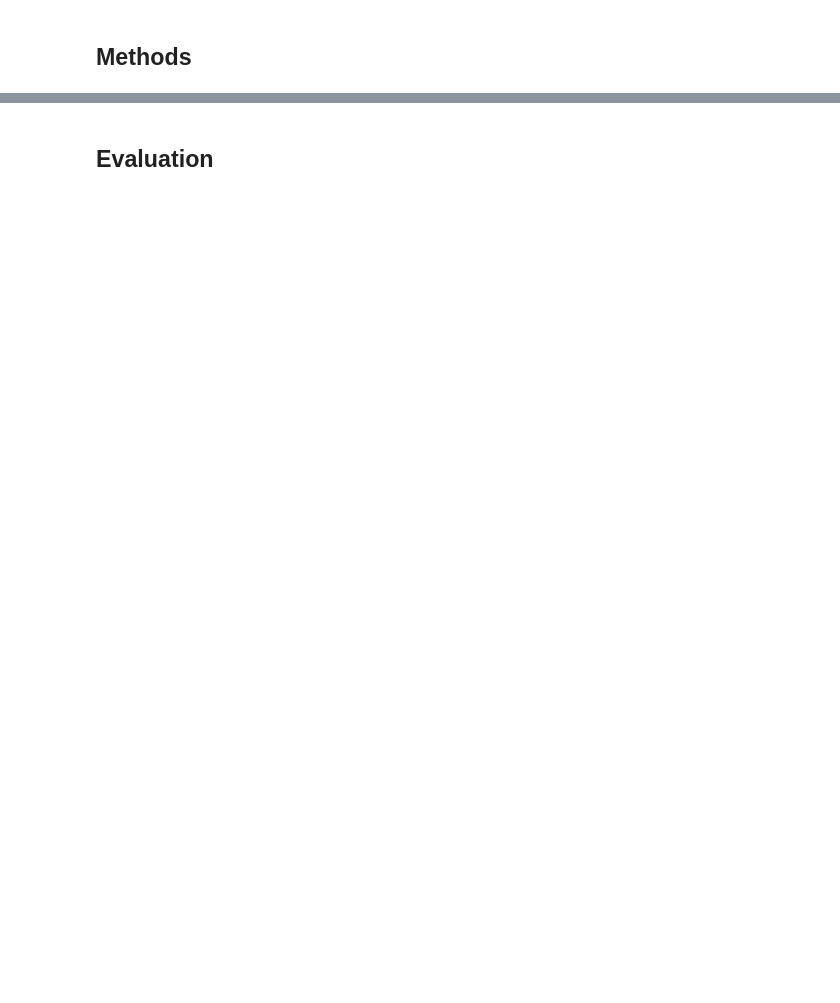
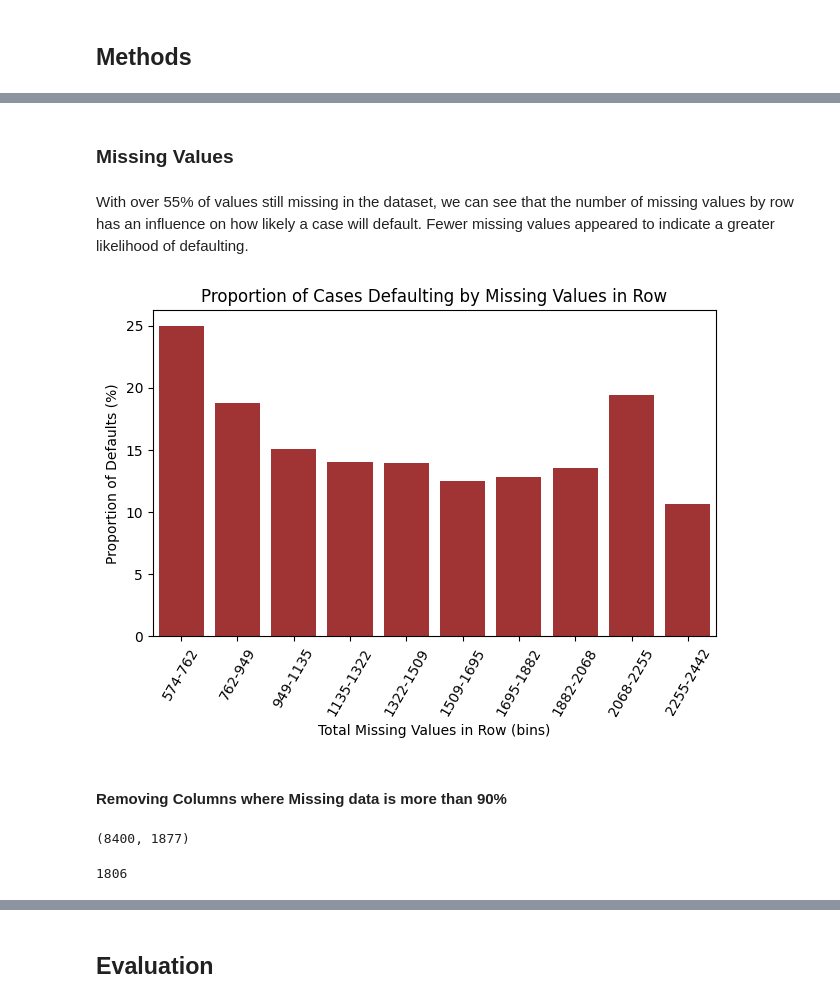
Before and after one commit to DataScienceAndEngineering/machine-learning-dse-i210-final-project-credit-risk, a Jupyter notebook: reports/final_report.ipynb, the cells around one changed output, grey strips where cells are left out. Drawn from its saved outputs; the diff is of its cells as text; code cells hidden in the pictures; blank space fills up the shorter version.

```diff
--- a/reports/final_report.ipynb
+++ b/reports/final_report.ipynb
@@ -125,0 +193,50 @@ import utils.merge_tools as merge_tools
+# %%
+# Convert date_decision to timestamp
+train_set['date_decision'] = pd.to_datetime(train_set["date_decision"]).astype('int64') / 10**9
+test_set['date_decision'] = pd.to_datetime(test_set["date_decision"]).astype('int64') / 10**9
+
+# Get boolean columns from df_full
+# bool_columns = train_set.select_dtypes(include=['bool']).columns.tolist()
+
+# for col in bool_columns:
+#     train_set[col] = train_set[col].fillna(False).astype(bool)
+#     test_set[col] = test_set[col].fillna(False).astype(bool)
+# %% [markdown]
+### Missing Values
+# %%
+# Create missing value count DataFrame
+null_df = train_set.copy()
+null_df['total_null'] = train_set.isna().sum(axis=1)
+null_df = null_df[['target', 'total_null']]
+
+n_bins = 10
+
+# Bin values by total missing values in row
+null_df['null_bin'] = pd.cut(null_df['total_null'], bins=n_bins)
+
+# Determine percentage of defaults by missing values in row (bins)
+total_counts = null_df.groupby('null_bin')['target'].count().reset_index()
+default_counts = null_df.groupby('null_bin')['target'].sum().reset_index()
+default_counts['pct'] = [ i/j * 100 for i,j in zip(default_counts['target'], total_counts['target']) ]
+# %% [markdown]
+With over 55% of values still missing in the dataset, we can see that the number of missing values by row has an influence on how likely a case will default. Fewer missing values appeared to indicate a greater likelihood of defaulting.
+# %%
+sns.barplot(data=default_counts, x='null_bin', y='pct', color='firebrick')
+
+# Remove decimals in xticks
+bins_list = default_counts['null_bin'].unique().tolist()
+x_tick_labels = [ f'{int(cat.left)}-{int(cat.right)}' for cat in bins_list ]
+
+plt.xticks(ticks=range(n_bins), labels=x_tick_labels, rotation=60)
+plt.xlabel('Total Missing Values in Row (bins)')
+plt.ylabel('Proportion of Defaults (%)')
+plt.title('Proportion of Cases Defaulting by Missing Values in Row')
+plt.tight_layout()
+plt.show()
+
+# Save memory
+del null_df
+# %% [output]
+[figure, added]
+# %% [markdown]
+#### Removing Columns where Missing data is more than 90%
@@ -125,0 +258,8 @@ import utils.merge_tools as merge_tools
+# %%
+train_df.shape
+# %% [output]
+(8400, 1877)
+# %%
+(train_df.isnull().mean() < missing_threshold).sum()
+# %% [output]
+1806
```
Also changed, not shown: parts of 34 cells of this notebook.
